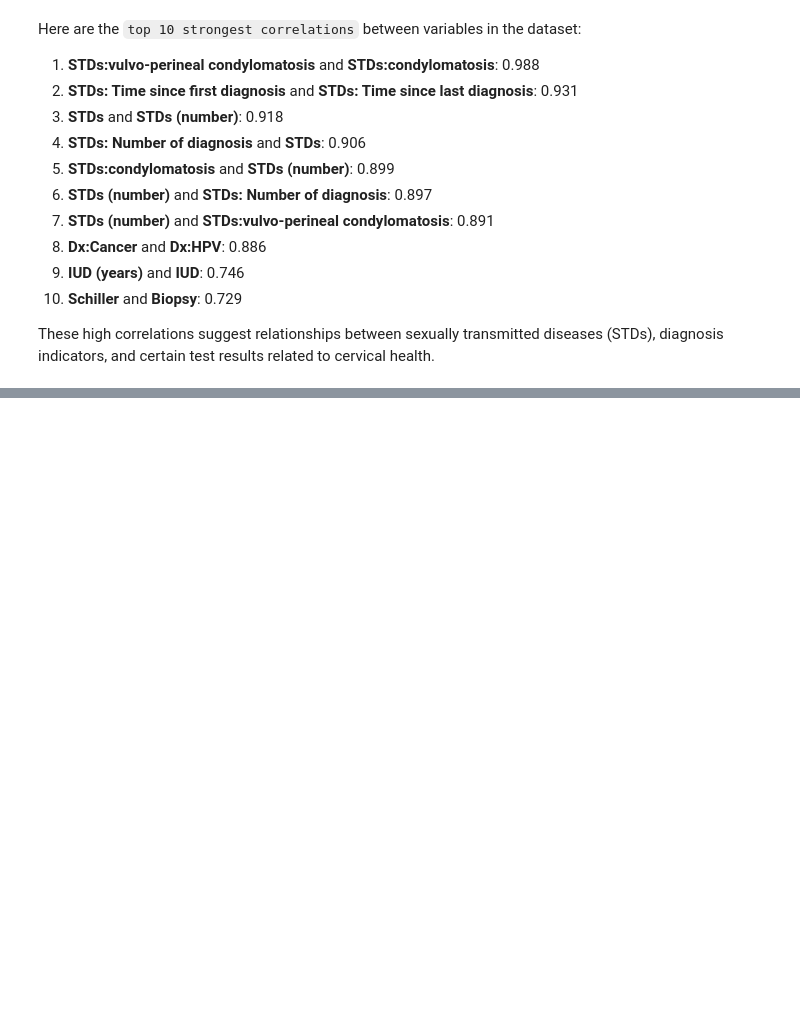
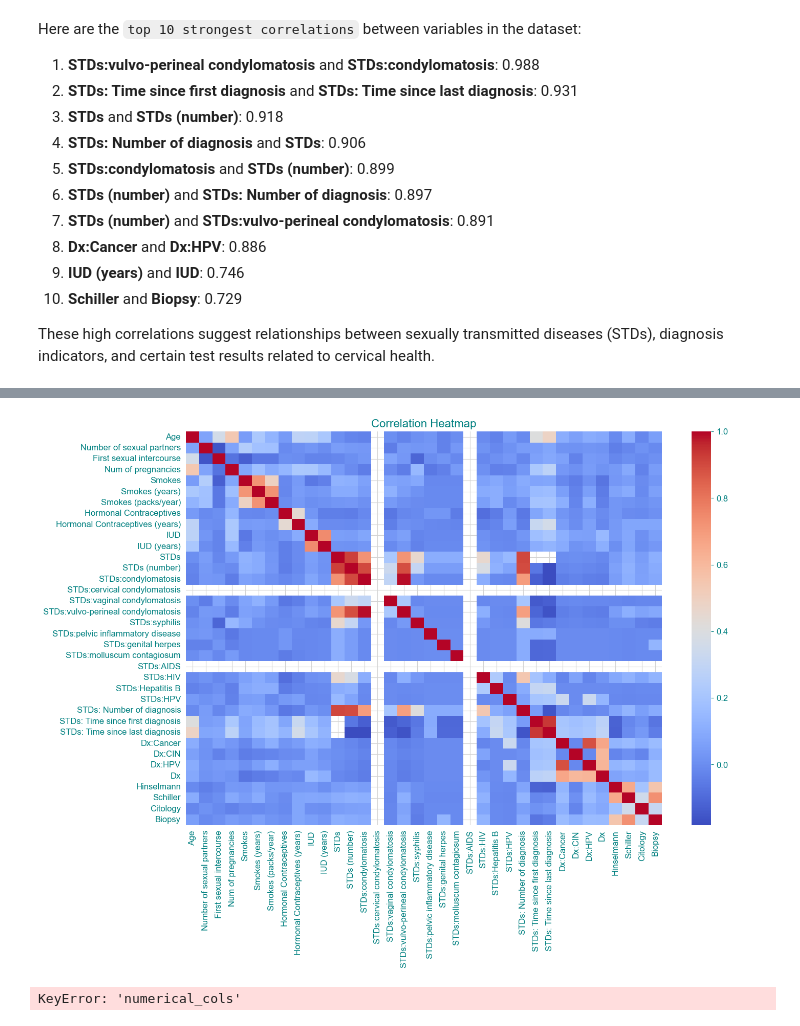
Before and after one commit to faizan-yousaf/Cervical_Cancer_Analysis, a Jupyter notebook: notebook/cervial_cancer_analysis.ipynb, the cells around one changed output, grey strips where cells are left out. Drawn from its saved outputs; the diff is of its cells as text; code cells hidden in the pictures; blank space fills up the shorter version.

```diff
--- a/notebook/cervial_cancer_analysis.ipynb
+++ b/notebook/cervial_cancer_analysis.ipynb
@@ -505,0 +547,15 @@ These high correlations suggest relationships between sexually transmitted disea
+# %%
+# Correlation Analysis for Numerical Columns
+
+plt.figure(figsize=(15, 10))
+sns.heatmap(df.corr(), annot=False, cmap='coolwarm')
+plt.title('Correlation Heatmap')
+plt.show()
+# %% [output]
+[figure, added]
+# %%
+# Grouped Summary Statistics
+
+df.groupby('numerical_cols').mean()
+# %% [output]
+KeyError: 'numerical_cols'
```
Also changed, not shown: parts of 12 cells of this notebook.
